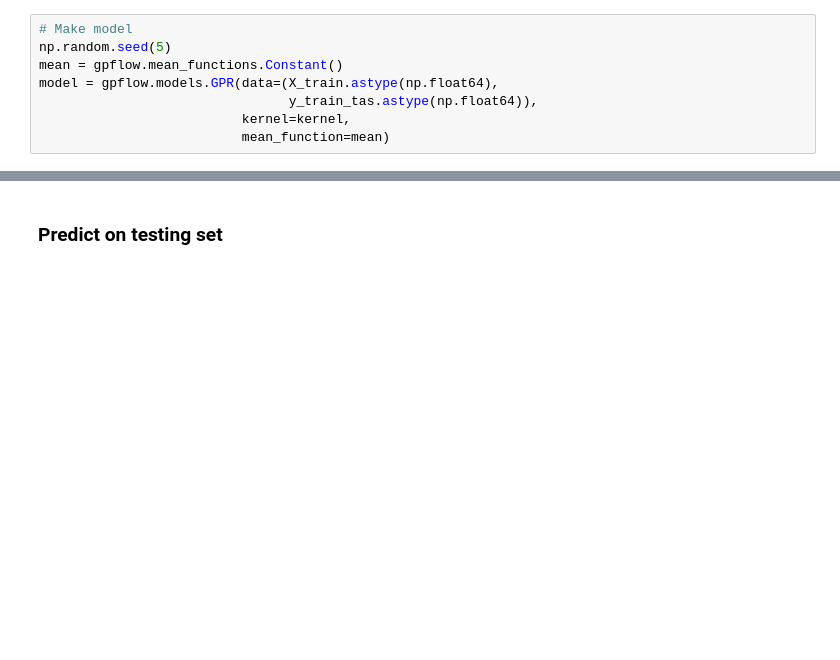
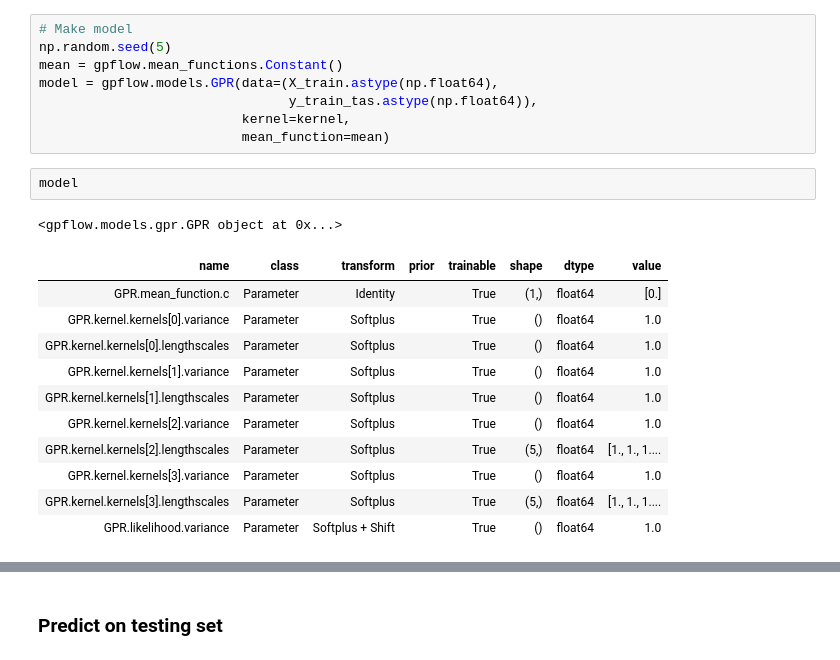
Before and after one commit to duncanwp/ClimateBench, a Jupyter notebook: baseline_models/ClimateBenchGP_tas.ipynb, the cells around one changed output, grey strips where cells are left out. Cells and saved outputs as stored; diff of their text form; blank space fills up the shorter version.

```diff
--- a/baseline_models/ClimateBenchGP_tas.ipynb
+++ b/baseline_models/ClimateBenchGP_tas.ipynb
@@ -73,6 +76,21 @@ model = gpflow.models.GPR(data=(X_train.astype(np.float64),
                                 y_train_tas.astype(np.float64)),
                           kernel=kernel,
                           mean_function=mean)
+# %%
+model
+# %% [output]
+<gpflow.models.gpr.GPR object at 0x...>
+| name | class | transform | prior | trainable | shape | dtype | value |
+| GPR.mean_function.c | Parameter | Identity |  | True | (1,) | float64 | [0.] |
+| GPR.kernel.kernels[0].variance | Parameter | Softplus |  | True | () | float64 | 1.0 |
+| GPR.kernel.kernels[0].lengthscales | Parameter | Softplus |  | True | () | float64 | 1.0 |
+| GPR.kernel.kernels[1].variance | Parameter | Softplus |  | True | () | float64 | 1.0 |
+| GPR.kernel.kernels[1].lengthscales | Parameter | Softplus |  | True | () | float64 | 1.0 |
+| GPR.kernel.kernels[2].variance | Parameter | Softplus |  | True | () | float64 | 1.0 |
+| GPR.kernel.kernels[2].lengthscales | Parameter | Softplus |  | True | (5,) | float64 | [1., 1., 1.... |
+| GPR.kernel.kernels[3].variance | Parameter | Softplus |  | True | () | float64 | 1.0 |
+| GPR.kernel.kernels[3].lengthscales | Parameter | Softplus |  | True | (5,) | float64 | [1., 1., 1.... |
+| GPR.likelihood.variance | Parameter | Softplus + Shift |  | True | () | float64 | 1.0 |
 # %%
 # Define optimizer
 opt = gpflow.optimizers.Scipy()
```
Also changed, not shown: parts of 14 cells of this notebook, 13 other files.
